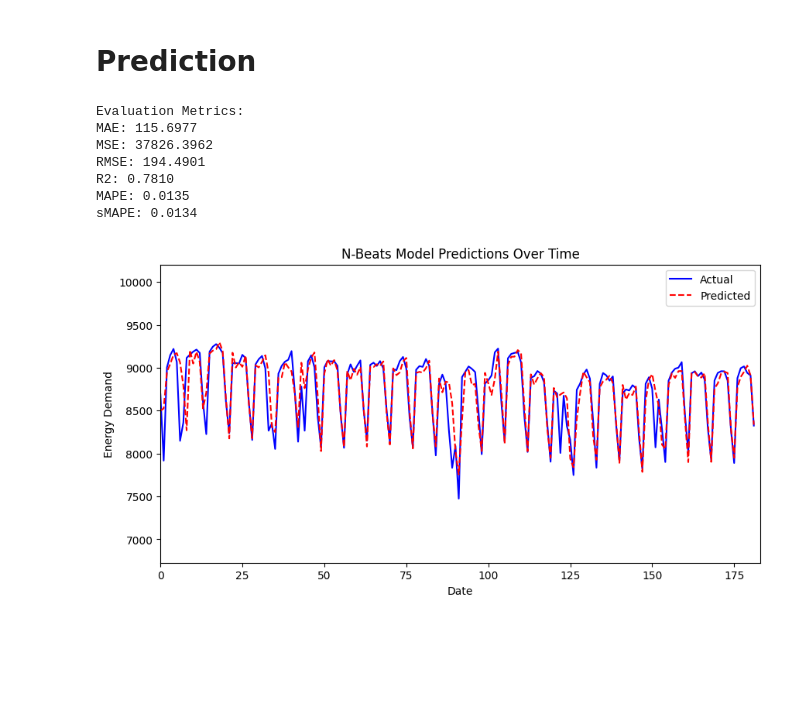
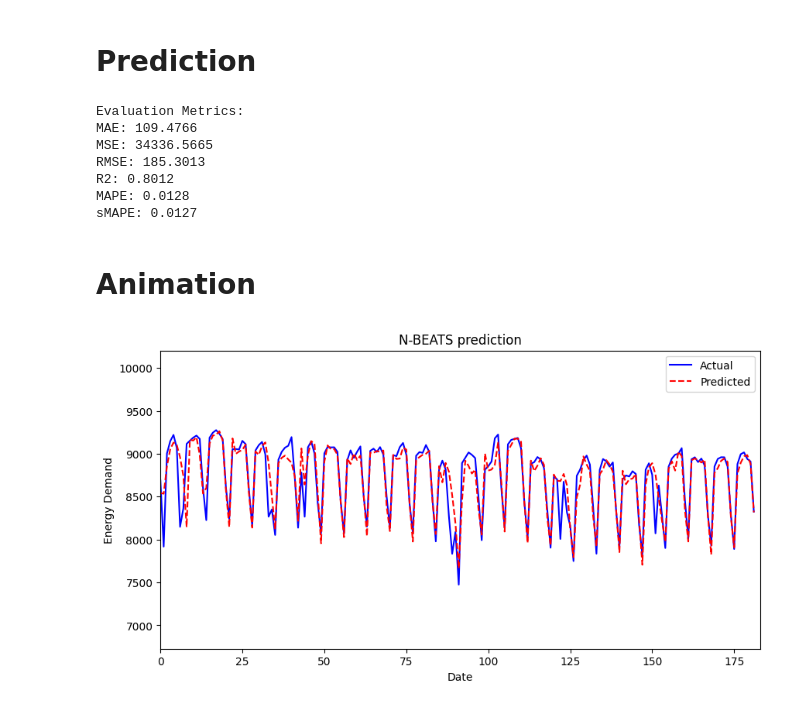
Before and after one commit to KhvatkinNikita/NUC-AI, a Jupyter notebook: notebooks/nbeats.ipynb, the cells around one changed output. Cells and saved outputs as stored; diff of their text form; code cells hidden in the pictures; blank space fills up the shorter version.

```diff
--- a/notebooks/nbeats.ipynb
+++ b/notebooks/nbeats.ipynb
@@ -36,37 +37,26 @@ Total number of days: 1642 days 00:00:00
 # %% [markdown]
 # Data transform
 # %%
-# Extract energy demand values and reshape for scaling
-energy = islas_dfs['Tenerife']['OBS_VALUE'].values.reshape(-1,1) # data['energy'].values.reshape(-1, 1)
+# Extract demand value
+demand = islas_dfs['Tenerife']['OBS_VALUE'].values.reshape(-1,1) # data['energy'].values.reshape(-1, 1)
 
-# Scale the data to [0,1] for easier training
+# Data scaling
 scaler = MinMaxScaler()
-energy_scaled = scaler.fit_transform(energy)
+demand_scaled = scaler.fit_transform(demand)
 
-# ======= 2. Train-Validation-Test Split =======
+# Training and validation
 train_size = 1460  # First 4 years for training/validation
 val_size = int(0.2 * train_size)  # 20% of training data for validation
-window_size = 10 # 30  # Window size for sequences
+window_size = 9
 
 # Split into training, validation, and test sets
-train_data = energy_scaled[:train_size - val_size]
-val_data = energy_scaled[train_size - val_size:train_size]
-test_data = energy_scaled[train_size - window_size:]
+train_data = demand_scaled[:train_size - val_size]
+val_data = demand_scaled[train_size - val_size:train_size]
+test_data = demand_scaled[train_size - window_size:]
 
-# Utility function: create input-output sequences using a sliding window
-def create_sequences(data, window_size):
-    sequences = []
-    targets = []
-    for i in range(len(data) - window_size):
-        seq = data[i:i + window_size]
-        target = data[i + window_size]
-        sequences.append(seq)
-        targets.append(target)
-    return np.array(sequences), np.array(targets)
-
-# Create sequences for training and validation
-train_sequences, train_targets = create_sequences(train_data, window_size)
-val_sequences, val_targets = create_sequences(val_data, window_size)
+# Sliding window sequences for training and validation
+train_sequences, train_targets = s.create_sequences(train_data, window_size)
+val_sequences, val_targets = s.create_sequences(val_data, window_size)
 
 # Convert to PyTorch tensors
 train_sequences = torch.tensor(train_sequences, dtype=torch.float32)
@@ -159,8 +147,7 @@ Early stopping triggered!
 # %% [markdown]
 # Prediction
 # %%
-# ======= 8. Prepare Test Data =======
-test_sequences, test_targets = create_sequences(test_data, window_size)
+test_sequences, test_targets = s.create_sequences(test_data, window_size)
 test_sequences = torch.tensor(test_sequences, dtype=torch.float32)
 test_targets = torch.tensor(test_targets, dtype=torch.float32)
 
@@ -191,7 +178,6 @@ for i in range(len(test_sequences)):
     loss_online.backward()
     online_optimizer.step()
 
-# ======= 10. Inverse Transform and Compute Metrics =======
 online_predictions_inv = scaler.inverse_transform(np.array(online_predictions).reshape(-1, 1)).flatten()
 actual_values_inv = scaler.inverse_transform(np.array(actual_values).reshape(-1, 1)).flatten()
 
@@ -201,40 +187,42 @@ for metric, value in metrics_result.items():
     print(f"{metric}: {value:.4f}")
 # %% [output]
 Evaluation Metrics:
-MAE: 115.6977
-MSE: 37826.3962
-RMSE: 194.4901
-R2: 0.7810
-MAPE: 0.0135
-sMAPE: 0.0134
+MAE: 109.4766
+MSE: 34336.5665
+RMSE: 185.3013
+R2: 0.8012
+MAPE: 0.0128
+sMAPE: 0.0127
+# %% [markdown]
+# Animation
 # %%
 from datetime import datetime
 
 test_dates = islas_dfs['Tenerife']['TIME_PERIOD_CODE'].values.reshape(-1,1)
 
-# ======= 11. Generate Prediction Video =======
+
 fig, ax = plt.subplots(figsize=(10, 5))
 ax.set_xlim(0, len(actual_values_inv))
 ax.set_ylim(min(actual_values_inv) * 0.9, max(actual_values_inv) * 1.1)
 ax.set_xlabel("Date")
 ax.set_ylabel("Energy Demand")
-ax.set_title("N-Beats Model Predictions Over Time")
+ax.set_title("N-BEATS prediction")
 
 actual_line, = ax.plot([], [], color='blue', label="Actual")
 predicted_line, = ax.plot([], [], color='red', linestyle="dashed", label="Predicted")
 ax.legend()
 
-# Update function for animation
+# Update function
 def update(frame):
     actual_line.set_data(range(frame), actual_values_inv[:frame])
     predicted_line.set_data(range(frame), online_predictions_inv[:frame])
 
 # Create animation
 ani = animation.FuncAnimation(fig, update, frames=len(actual_values_inv), interval=50)
 
 # Save video
 ani.save("../results/nbeats_predictions.mp4", writer="ffmpeg", fps=30)
 
 plt.show()
 # %% [output]
-[figure, old version]
+[figure, new version]
```
Also changed, not shown: parts of 2 cells of this notebook, 6 other files.
